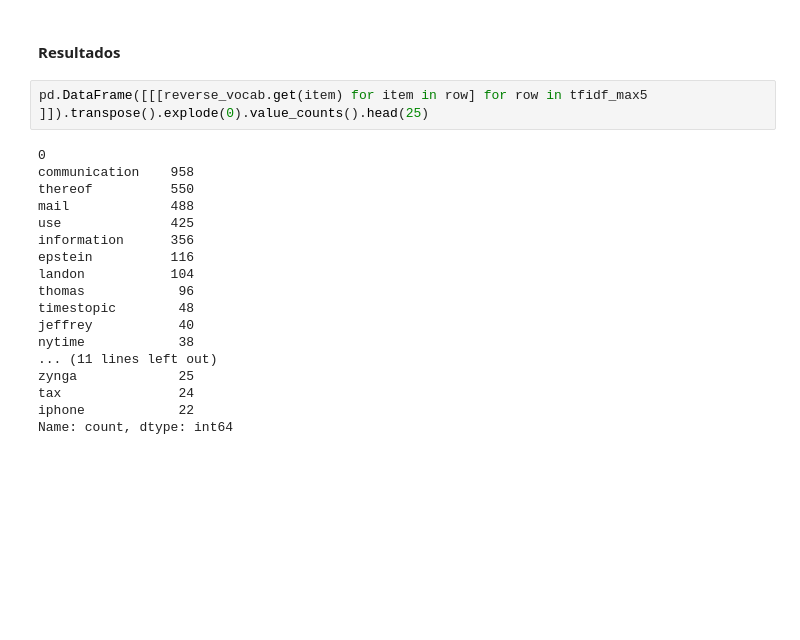
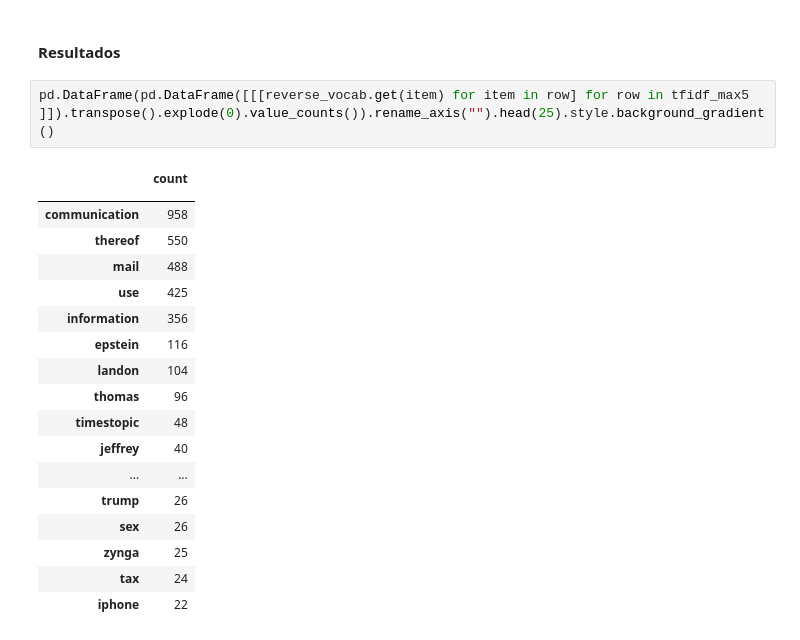
Before and after one commit to GDSMN/mineracao_arquivos_epstein_2026, a Jupyter notebook: exploracao.ipynb, the cells around one changed output. Cells and saved outputs as stored; diff of their text form; blank space fills up the shorter version.

```diff
--- a/exploracao.ipynb
+++ b/exploracao.ipynb
@@ -384,22 +388,23 @@ words[[1,2,3,4,5]] = [[reverse_vocab.get(item) for item in row] for row in tfidf
 # %% [markdown]
 #### Resultados
 # %%
-pd.DataFrame([[[reverse_vocab.get(item) for item in row] for row in tfidf_max5 ]]).transpose().explode(0).value_counts().head(25)
+pd.DataFrame(pd.DataFrame([[[reverse_vocab.get(item) for item in row] for row in tfidf_max5 ]]).transpose().explode(0).value_counts()).rename_axis("").head(25).style.background_gradient()
 # %% [output]
-0
-communication    958
-thereof          550
-mail             488
-use              425
-information      356
-epstein          116
-landon           104
-thomas            96
-timestopic        48
-jeffrey           40
-nytime            38
-... (11 lines left out)
-zynga             25
-tax               24
-iphone            22
-Name: count, dtype: int64
+|  | count |
+|  |  |
+| communication | 958 |
+| thereof | 550 |
+| mail | 488 |
+| use | 425 |
+| information | 356 |
+| epstein | 116 |
+| landon | 104 |
+| thomas | 96 |
+| timestopic | 48 |
+| jeffrey | 40 |
+| ... | ... |
+| trump | 26 |
+| sex | 26 |
+| zynga | 25 |
+| tax | 24 |
+| iphone | 22 |
```
Also changed, not shown: parts of 1 cell of this notebook.
